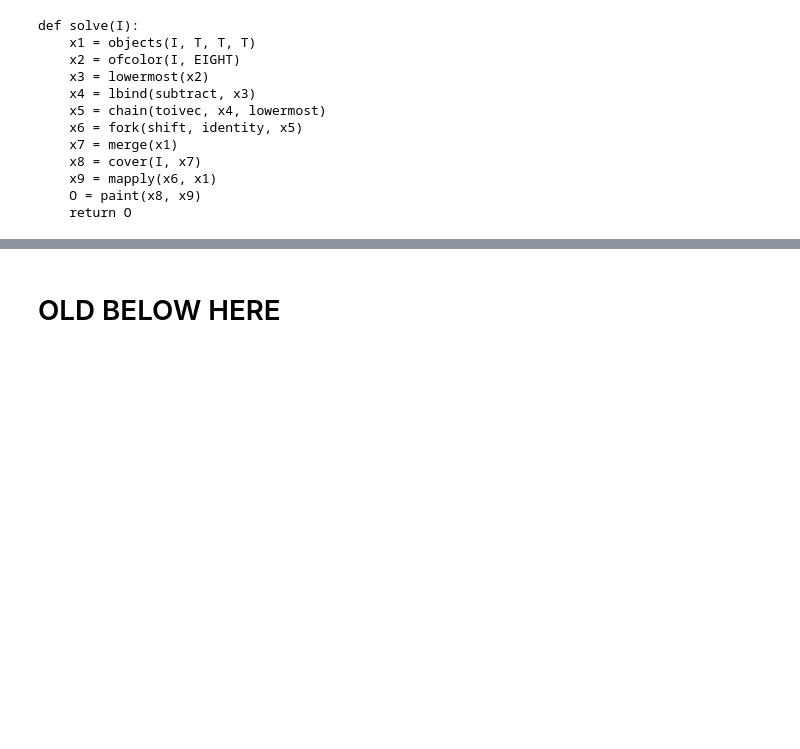
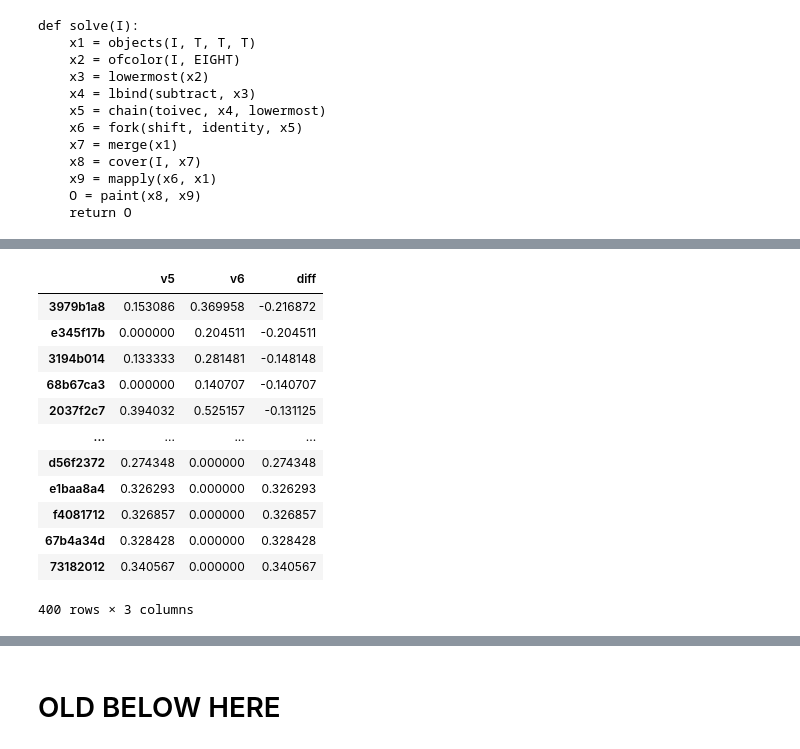
Before and after one commit to AmziJeffs/ARCPrize2024, a Jupyter notebook: genetic algorithm/fitness data charts.ipynb, the cells around one changed output, grey strips where cells are left out. Drawn from its saved outputs; the diff is of its cells as text; code cells hidden in the pictures; blank space fills up the shorter version.

```diff
--- a/genetic algorithm/fitness data charts.ipynb
+++ b/genetic algorithm/fitness data charts.ipynb
@@ -927,0 +960,16 @@ def solve(I):
+# %%
+v5_vs_v6.sort_values(by = 'diff')
+# %% [output]
+|  | v5 | v6 | diff |
+| 3979b1a8 | 0.153086 | 0.369958 | -0.216872 |
+| e345f17b | 0.000000 | 0.204511 | -0.204511 |
+| 3194b014 | 0.133333 | 0.281481 | -0.148148 |
+| 68b67ca3 | 0.000000 | 0.140707 | -0.140707 |
+| 2037f2c7 | 0.394032 | 0.525157 | -0.131125 |
+| ... | ... | ... | ... |
+| d56f2372 | 0.274348 | 0.000000 | 0.274348 |
+| e1baa8a4 | 0.326293 | 0.000000 | 0.326293 |
+| f4081712 | 0.326857 | 0.000000 | 0.326857 |
+| 67b4a34d | 0.328428 | 0.000000 | 0.328428 |
+| 73182012 | 0.340567 | 0.000000 | 0.340567 |
+400 rows × 3 columns
```
Also changed, not shown: parts of 8 cells of this notebook.
